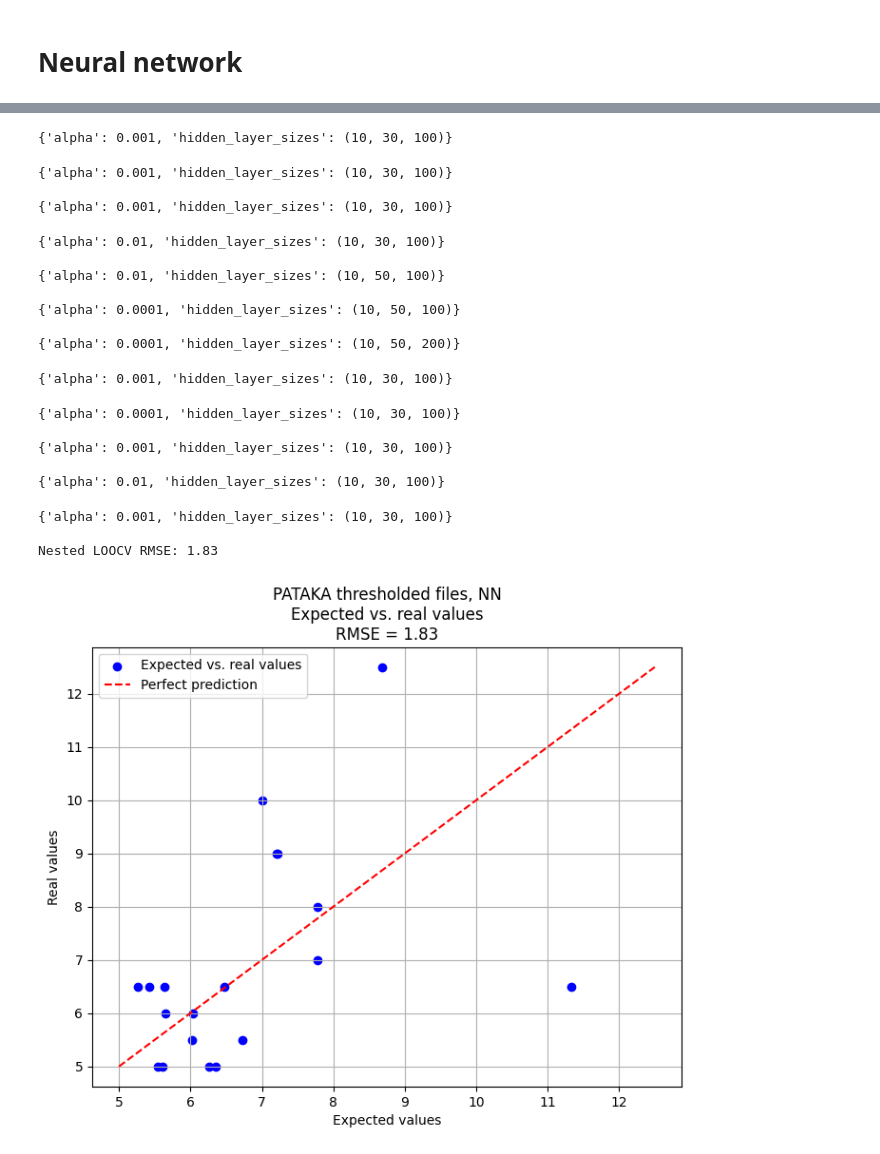
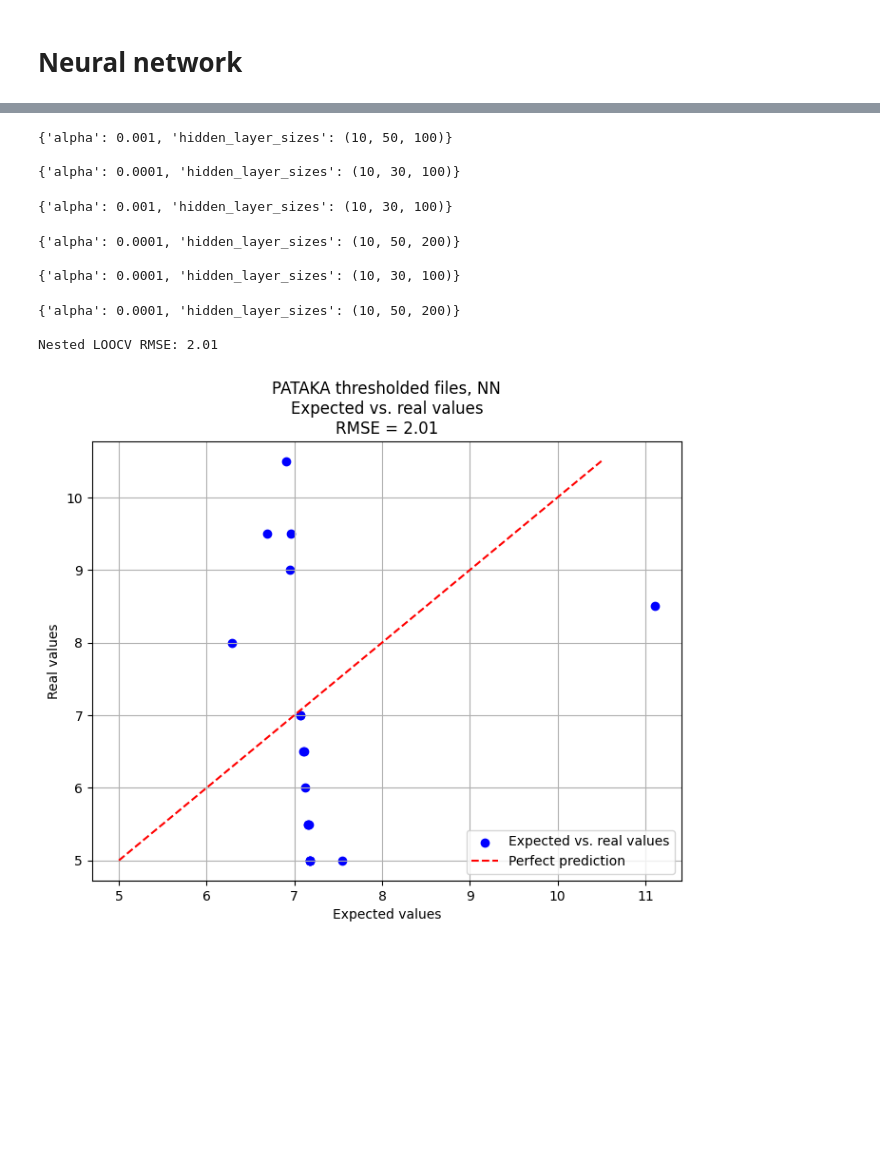
Before and after one commit to GiuseppeCurrao/Extraction-of-vocal-feature-for-ALS-speech-score-regression, a Jupyter notebook: Code/Regressor_PATAKA.ipynb, the cells around one changed output, grey strips where cells are left out. Drawn from its saved outputs; the diff is of its cells as text; code cells hidden in the pictures; blank space fills up the shorter version.

```diff
--- a/Code/Regressor_PATAKA.ipynb
+++ b/Code/Regressor_PATAKA.ipynb
@@ -17,8 +17,8 @@ from sklearn.neural_network import MLPRegressor
 # %%
 path_code = os.getcwd()
 PATAKA_dataset = scipy.io.loadmat(os.path.join(path_code, "../Data/PATAKA_regr.mat"))
-ar_m = PATAKA_dataset["ar"]
-af_m = PATAKA_dataset["af"]
+ar_m = PATAKA_dataset["ar_ptk"]
+af_m = PATAKA_dataset["af_ptk"]
 y_m = PATAKA_dataset["slp"]
 # %%
 ar = np.zeros([len(ar_m[0]), 1])
@@ -398,10 +398,10 @@ Nested LOOCV RMSE: 1.16
 # Thresholded files
 # %%
 path_code = os.getcwd()
-PA_dataset = scipy.io.loadmat(os.path.join(path_code, "../Data/PA_th_regr.mat"))
-ar_m = PA_dataset["ar_th"]
-af_m = PA_dataset["af_th"]
-y_m = PA_dataset["slp"]
+PATAKA_dataset = scipy.io.loadmat(os.path.join(path_code, "../Data/PATAKA_th_regr.mat"))
+ar_m = PATAKA_dataset["ar_th_ptk"]
+af_m = PATAKA_dataset["af_th_ptk"]
+y_m = PATAKA_dataset["slp"]
 # %%
 ar = np.zeros([len(ar_m[0]), 1])
 for i in range(len(ar_m[0])):
@@ -693,7 +693,7 @@ nn = MLPRegressor(
     random_state=20,
     early_stopping=False,
     solver='adam',
-    max_iter= 3500
+    max_iter= 5000
 )
 param_grid = {
     'hidden_layer_sizes': [ (10, 30, 100), (10, 50, 100), (10, 50, 200), (10, 100, 100)],
@@ -774,21 +778,11 @@ plt.show()
-{'alpha': 0.001, 'hidden_layer_sizes': (10, 30, 100)}
+{'alpha': 0.001, 'hidden_layer_sizes': (10, 50, 100)}
+
+{'alpha': 0.0001, 'hidden_layer_sizes': (10, 30, 100)}
 {'alpha': 0.001, 'hidden_layer_sizes': (10, 30, 100)}
-
-{'alpha': 0.001, 'hidden_layer_sizes': (10, 30, 100)}
-{'alpha': 0.01, 'hidden_layer_sizes': (10, 30, 100)}
+{'alpha': 0.0001, 'hidden_layer_sizes': (10, 50, 200)}
 
-{'alpha': 0.01, 'hidden_layer_sizes': (10, 50, 100)}
-
-{'alpha': 0.0001, 'hidden_layer_sizes': (10, 50, 100)}
-
-{'alpha': 0.0001, 'hidden_layer_sizes': (10, 50, 200)}
+{'alpha': 0.0001, 'hidden_layer_sizes': (10, 30, 100)}
-{'alpha': 0.001, 'hidden_layer_sizes': (10, 30, 100)}
+{'alpha': 0.0001, 'hidden_layer_sizes': (10, 50, 200)}
+
+Nested LOOCV RMSE: 2.01
-{'alpha': 0.0001, 'hidden_layer_sizes': (10, 30, 100)}
-
-{'alpha': 0.001, 'hidden_layer_sizes': (10, 30, 100)}
-
-{'alpha': 0.01, 'hidden_layer_sizes': (10, 30, 100)}
-{'alpha': 0.001, 'hidden_layer_sizes': (10, 30, 100)}
-
-Nested LOOCV RMSE: 1.83
-[figure, old version]
+[figure, new version]
```
Also changed, not shown: parts of 4 cells of this notebook, 15 other files.
